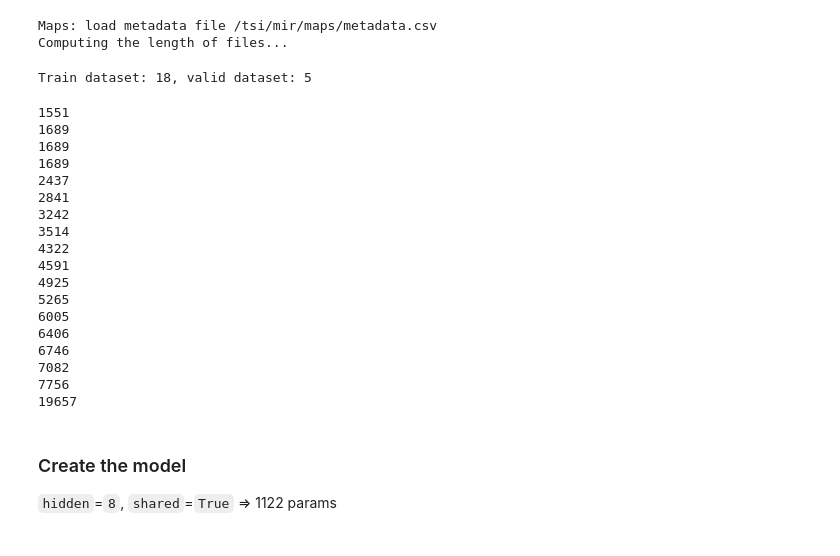
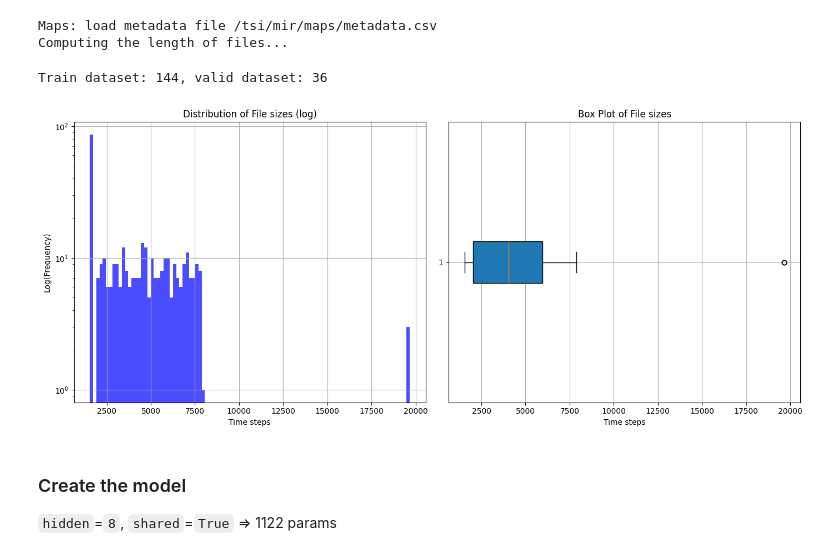
Before and after one commit to edabier/Unrolled-NMF, a Jupyter notebook: training_on_dataset.ipynb, the cells around one changed output. Drawn from its saved outputs; the diff is of its cells as text; code cells hidden in the pictures.

```diff
--- a/training_on_dataset.ipynb
+++ b/training_on_dataset.ipynb
@@ -80,11 +41,9 @@ def custom_collate(batch):
 # %%
-import random, time
+train_size = 0.8
+batch_size = 2
 
-train_size      = 0.8
-batch_size = 16
-
-sampler = SequentialBatchSampler(dataset, batch_size)
-data_loader = DataLoader(dataset, batch_sampler=sampler, collate_fn=custom_collate)
+sampler = utils.SequentialBatchSampler(dataset, batch_size)
+data_loader = DataLoader(dataset, batch_sampler=sampler, collate_fn=utils.collate_fn)
 
 # Create DataLoaders for training and validationw
 train_loader = []
@@ -95,62 +54,35 @@ for i, batch in enumerate(data_loader):
         valid_loader.append(batch)
     else:
         train_loader.append(batch)
-# train_set, valid_set = torch.utils.data.random_split(dataset, [train_size, 1-train_size], generator=generator)
-
-# sampler = SequentialSampler(dataset)
-# train_loader = DataLoader(train_set, shuffle=False, collate_fn=utils.collate_fn, batch_size=batch_size)#, sampler=sampler)
-# valid_loader = DataLoader(valid_set, shuffle=False, collate_fn=utils.collate_fn, batch_size=batch_size)#, sampler=sampler)
 print(f"Train dataset: {len(train_loader)}, valid dataset: {len(valid_loader)}")
 # %% [output]
-Train dataset: 18, valid dataset: 5
+Train dataset: 144, valid dataset: 36
-# %%
-for M, H in train_loader:
-    print(M.shape[2])
-# %% [output]
-1551
-1689
-1689
-1689
-2437
-2841
-3242
-3514
-4322
-4591
-4925
-5265
-6005
-6406
-6746
-7082
-7756
-19657
 # %%
-import plotly.express as px
-
 sizes = dataset.metadata["length"]
 mean_size = np.mean(sizes)
 std_size = np.std(sizes)
 
 # Histogram with logarithmic scale
 plt.figure(figsize=(14, 6))
 
 plt.subplot(1, 2, 1)
 plt.hist(sizes, bins=100, alpha=0.7, color='blue', log=True)
-plt.title('Logarithmic Distribution of File sizes')
-plt.xlabel('Size')
+plt.title('Distribution of File sizes (log)')
+plt.xlabel('Time steps')
 plt.ylabel('Log(Frequency)')
 plt.grid(True)
 
 # Box plot
 plt.subplot(1, 2, 2)
 plt.boxplot(sizes, vert=False, patch_artist=True)
 plt.title('Box Plot of File sizes')
-plt.xlabel('Size')
+plt.xlabel('Time steps')
 plt.grid(True)
 
 plt.tight_layout()
 plt.show()
+# %% [output]
+[figure, added]
 # %% [markdown]
 ### Create the model
 `hidden`=`8`, `shared`=`True` => 1122 params
```
Also changed, not shown: parts of 6 cells of this notebook, 5 other files.
